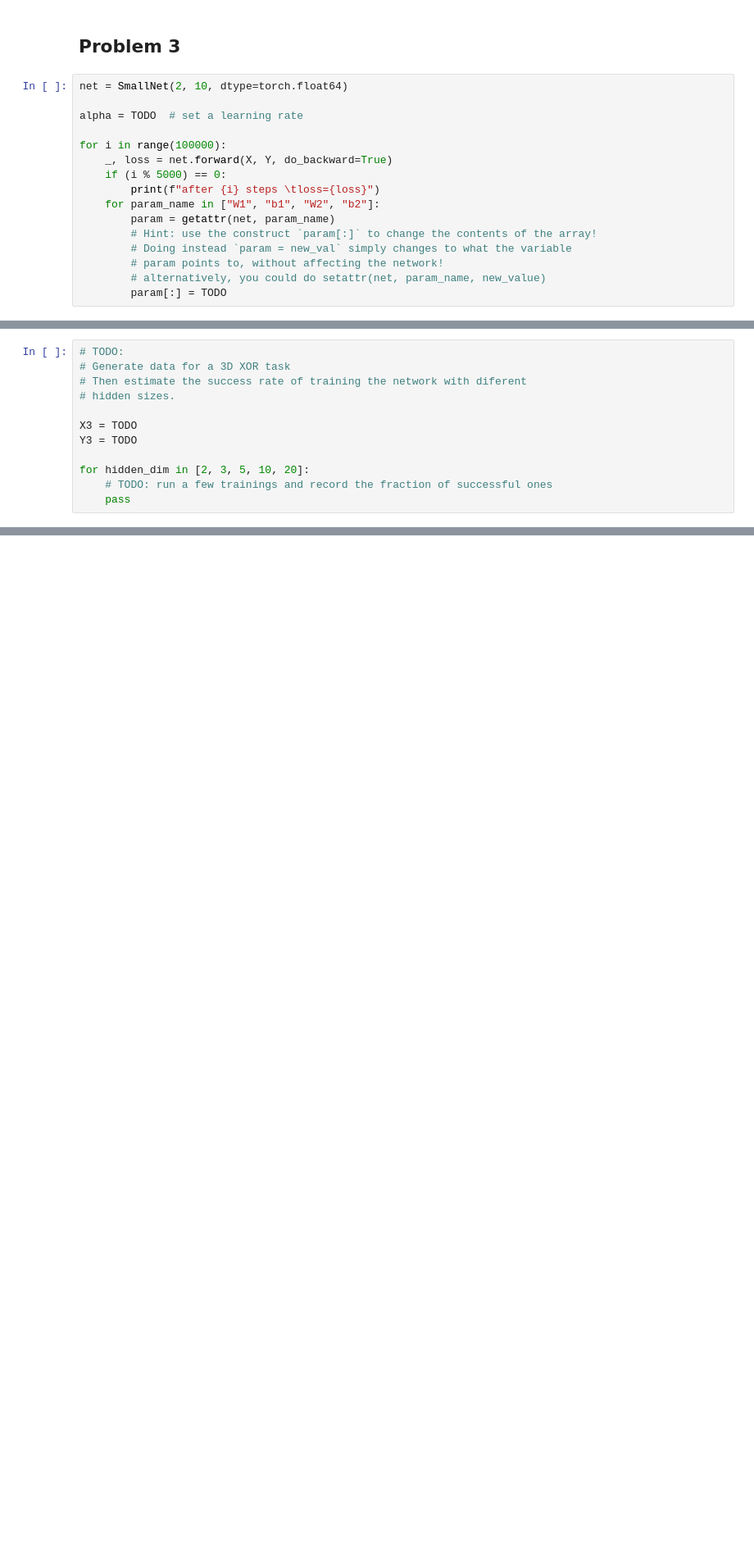
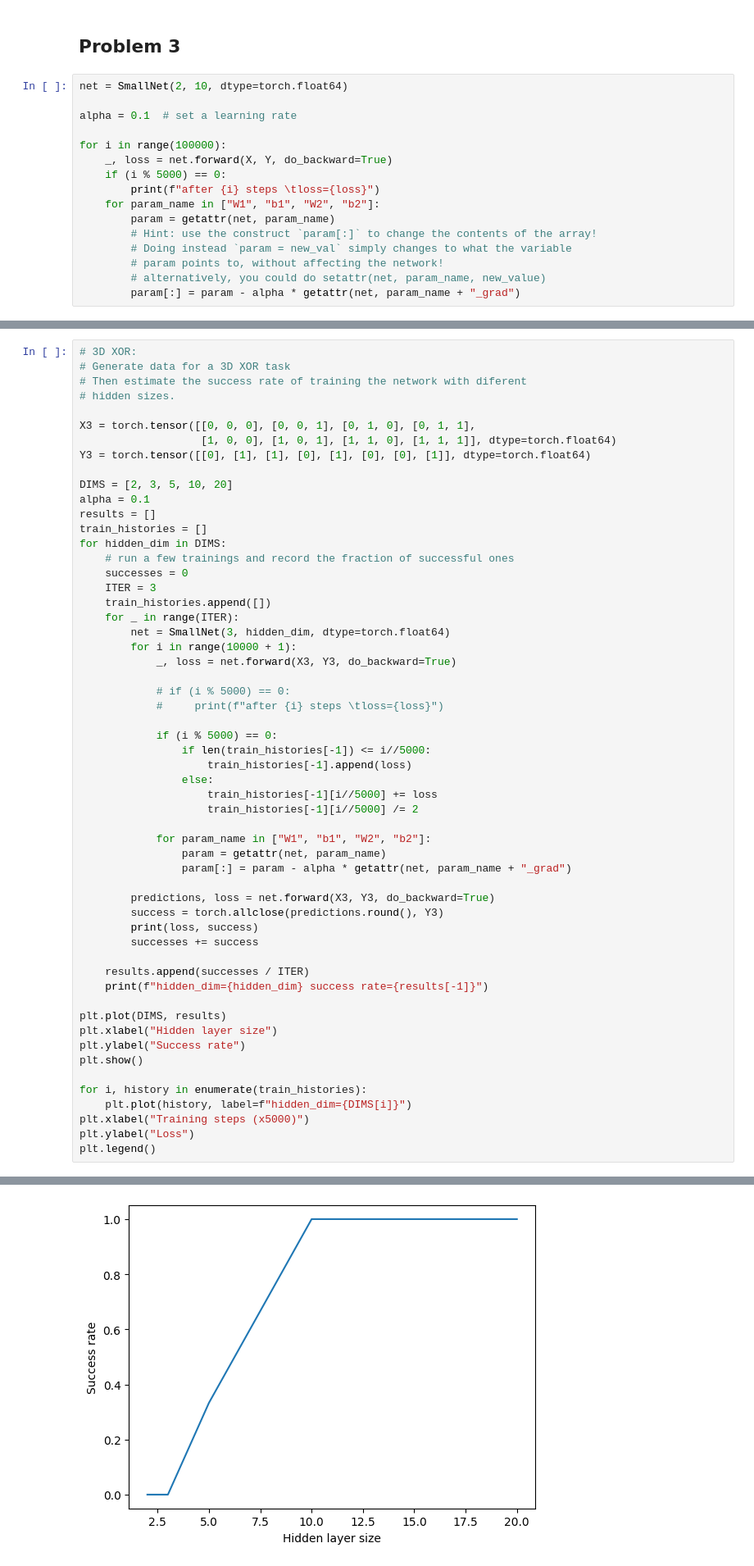
Before and after one commit to PatrykFlama/UWr, a Jupyter notebook: Sem6/NN/List1/Assignment1.ipynb, the cells around one changed output, grey strips where cells are left out. Shown at 82% size. Saved outputs shown, nothing was run; the diff lists cells and outputs as text; blank space fills up the shorter version.

```diff
--- a/Sem6/NN/List1/Assignment1.ipynb
+++ b/Sem6/NN/List1/Assignment1.ipynb
@@ -316,7 +317,7 @@ for param_name in ["W1", "b1", "W2", "b2"]:
 # %%
 net = SmallNet(2, 10, dtype=torch.float64)
 
-alpha = TODO  # set a learning rate
+alpha = 0.1  # set a learning rate
 
 for i in range(100000):
     _, loss = net.forward(X, Y, do_backward=True)
@@ -328,4 +329,4 @@ for i in range(100000):
         # Doing instead `param = new_val` simply changes to what the variable
         # param points to, without affecting the network!
         # alternatively, you could do setattr(net, param_name, new_value)
-        param[:] = TODO
+        param[:] = param - alpha * getattr(net, param_name + "_grad")
@@ -336,12 +363,57 @@ for x, p in zip(X, predictions):
-# %%
-# TODO:
-# Generate data for a 3D XOR task
-# Then estimate the success rate of training the network with diferent
-# hidden sizes.
-
-X3 = TODO
-Y3 = TODO
-
-for hidden_dim in [2, 3, 5, 10, 20]:
-    # TODO: run a few trainings and record the fraction of successful ones
-    pass
+# %%
+# 3D XOR:
+# Generate data for a 3D XOR task
+# Then estimate the success rate of training the network with diferent
+# hidden sizes.
+
+X3 = torch.tensor([[0, 0, 0], [0, 0, 1], [0, 1, 0], [0, 1, 1],
+                   [1, 0, 0], [1, 0, 1], [1, 1, 0], [1, 1, 1]], dtype=torch.float64)
+Y3 = torch.tensor([[0], [1], [1], [0], [1], [0], [0], [1]], dtype=torch.float64)
+
+DIMS = [2, 3, 5, 10, 20]
+alpha = 0.1
+results = []
+train_histories = []
+for hidden_dim in DIMS:
+    # run a few trainings and record the fraction of successful ones
+    successes = 0
+    ITER = 3
+    train_histories.append([])
+    for _ in range(ITER):
+        net = SmallNet(3, hidden_dim, dtype=torch.float64)
+        for i in range(10000 + 1):
+            _, loss = net.forward(X3, Y3, do_backward=True)
+
+            # if (i % 5000) == 0:
+            #     print(f"after {i} steps \tloss={loss}")
+
+            if (i % 5000) == 0:
+                if len(train_histories[-1]) <= i//5000:
+                    train_histories[-1].append(loss)
+                else:
+                    train_histories[-1][i//5000] += loss
+                    train_histories[-1][i//5000] /= 2
+
+            for param_name in ["W1", "b1", "W2", "b2"]:
+                param = getattr(net, param_name)
+                param[:] = param - alpha * getattr(net, param_name + "_grad")
+
+        predictions, loss = net.forward(X3, Y3, do_backward=True)
+        success = torch.allclose(predictions.round(), Y3)
+        print(loss, success)
+        successes += success
+
+    results.append(successes / ITER)
+    print(f"hidden_dim={hidden_dim} success rate={results[-1]}")
+
+plt.plot(DIMS, results)
+plt.xlabel("Hidden layer size")
+plt.ylabel("Success rate")
+plt.show()
+
+for i, history in enumerate(train_histories):
+    plt.plot(history, label=f"hidden_dim={DIMS[i]}")
+plt.xlabel("Training steps (x5000)")
+plt.ylabel("Loss")
+plt.legend()
+# %% [output]
@@ -347,0 +440 @@ for hidden_dim in [2, 3, 5, 10, 20]:
+[figure, added]
```
Also changed, not shown: parts of 14 cells of this notebook.
